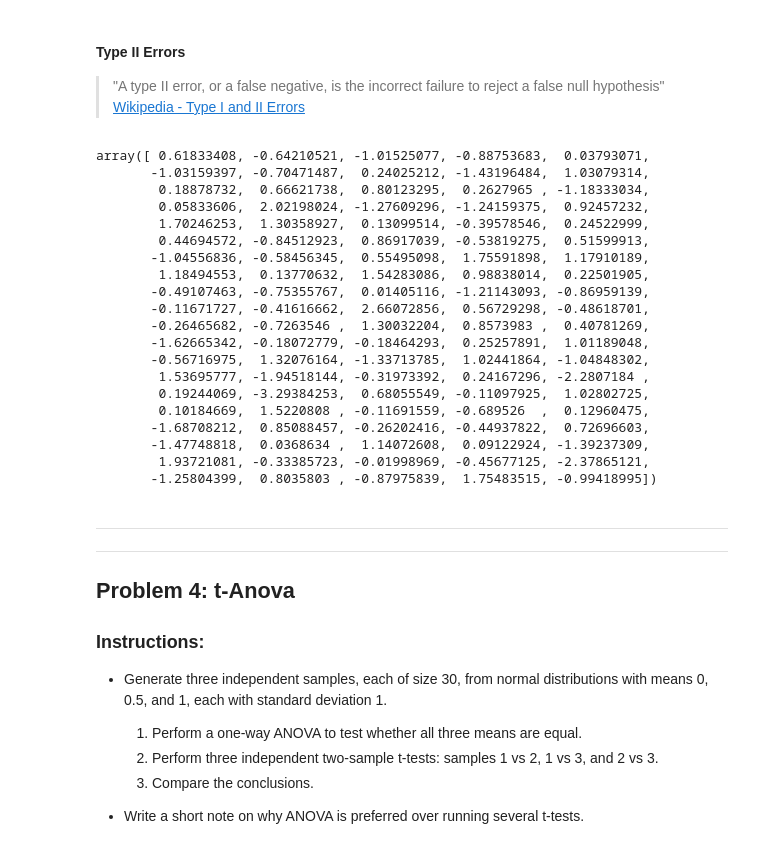
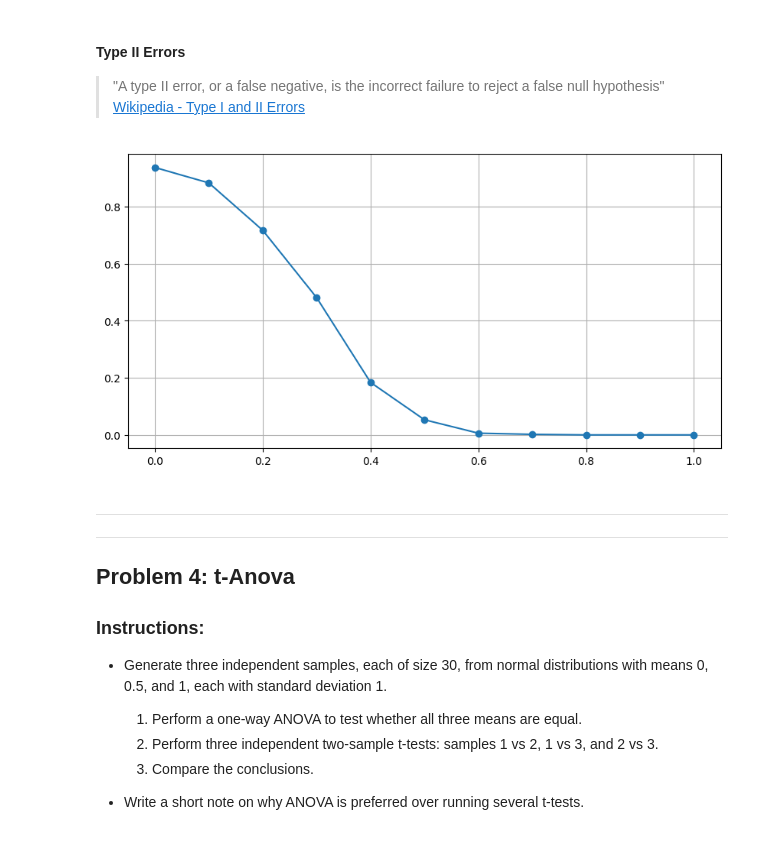
Before and after one commit to turps-pc90/AppliedStatisticsAssessment, a Jupyter notebook: problems.ipynb, the cells around one changed output. Saved outputs shown, nothing was run; the diff lists cells and outputs as text; code cells hidden in the pictures.

Commit message:
Basic plot added, labels and title to follow

```diff
--- a/problems.ipynb
+++ b/problems.ipynb
@@ -336,28 +336,21 @@ for d in d_values:
     # Calculating TypeII error rate
     typeII_errors.append(failures / num_sims)
 # %%
-sample_a
+# Plotting
+# Create an empty data frame.
+fig, ax = plt.subplots(figsize=(10, 5))
+
+# Line Plot
+# See: https://matplotlib.org/stable/api/_as_gen/matplotlib.pyplot.plot.html
+plt.plot(d_values, typeII_errors, marker='o')
+
+# Adding grid for visual
+plt.grid(True)
+
+# Display
+plt.show()
 # %% [output]
-array([ 0.61833408, -0.64210521, -1.01525077, -0.88753683,  0.03793071,
-       -1.03159397, -0.70471487,  0.24025212, -1.43196484,  1.03079314,
-        0.18878732,  0.66621738,  0.80123295,  0.2627965 , -1.18333034,
-        0.05833606,  2.02198024, -1.27609296, -1.24159375,  0.92457232,
-        1.70246253,  1.30358927,  0.13099514, -0.39578546,  0.24522999,
-        0.44694572, -0.84512923,  0.86917039, -0.53819275,  0.51599913,
-       -1.04556836, -0.58456345,  0.55495098,  1.75591898,  1.17910189,
-        1.18494553,  0.13770632,  1.54283086,  0.98838014,  0.22501905,
-       -0.49107463, -0.75355767,  0.01405116, -1.21143093, -0.86959139,
-       -0.11671727, -0.41616662,  2.66072856,  0.56729298, -0.48618701,
-       -0.26465682, -0.7263546 ,  1.30032204,  0.8573983 ,  0.40781269,
-       -1.62665342, -0.18072779, -0.18464293,  0.25257891,  1.01189048,
-       -0.56716975,  1.32076164, -1.33713785,  1.02441864, -1.04848302,
-        1.53695777, -1.94518144, -0.31973392,  0.24167296, -2.2807184 ,
-        0.19244069, -3.29384253,  0.68055549, -0.11097925,  1.02802725,
-        0.10184669,  1.5220808 , -0.11691559, -0.689526  ,  0.12960475,
-       -1.68708212,  0.85088457, -0.26202416, -0.44937822,  0.72696603,
-       -1.47748818,  0.0368634 ,  1.14072608,  0.09122924, -1.39237309,
-        1.93721081, -0.33385723, -0.01998969, -0.45677125, -2.37865121,
-       -1.25804399,  0.8035803 , -0.87975839,  1.75483515, -0.99418995])
+[figure, added]
 # %% [markdown]
 --------------
 --------------
```
